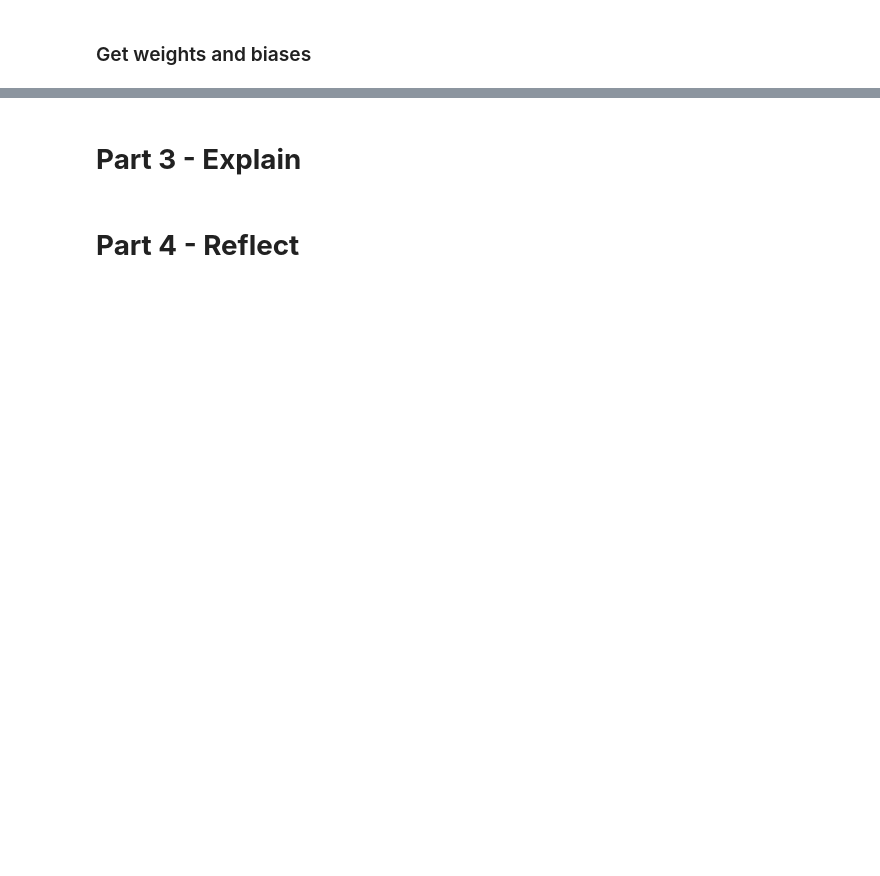
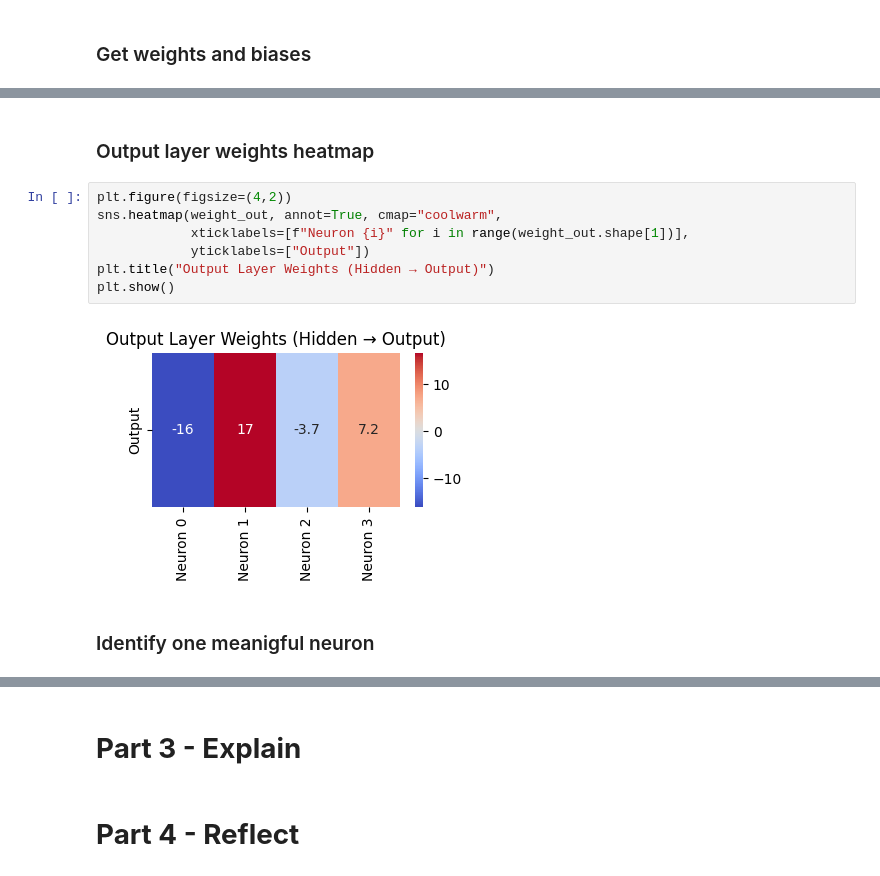
Before and after one commit to Mkhan13/XAI, a Jupyter notebook: mechanistic_interpretability.ipynb, the cells around one changed output, grey strips where cells are left out. Drawn from its saved outputs; the diff is of its cells as text; blank space fills up the shorter version.

```diff
--- a/mechanistic_interpretability.ipynb
+++ b/mechanistic_interpretability.ipynb
@@ -123,0 +149,13 @@ Output Layer Bias:
+# %% [markdown]
+### Output layer weights heatmap
+# %%
+plt.figure(figsize=(4,2))
+sns.heatmap(weight_out, annot=True, cmap="coolwarm",
+            xticklabels=[f"Neuron {i}" for i in range(weight_out.shape[1])],
+            yticklabels=["Output"])
+plt.title("Output Layer Weights (Hidden → Output)")
+plt.show()
+# %% [output]
+[figure, added]
+# %% [markdown]
+### Identify one meanigful neuron
```
Also changed, not shown: parts of 12 cells of this notebook.
